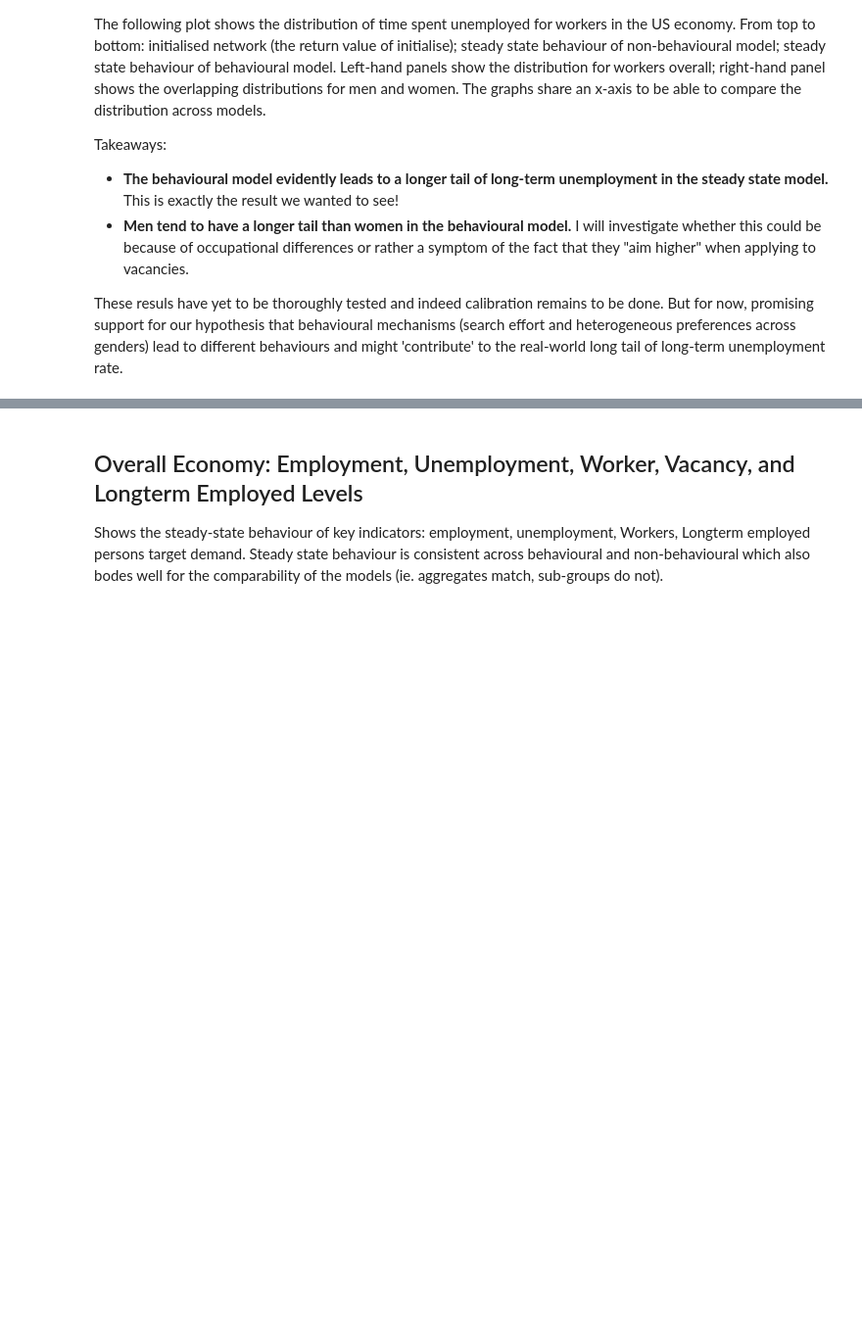
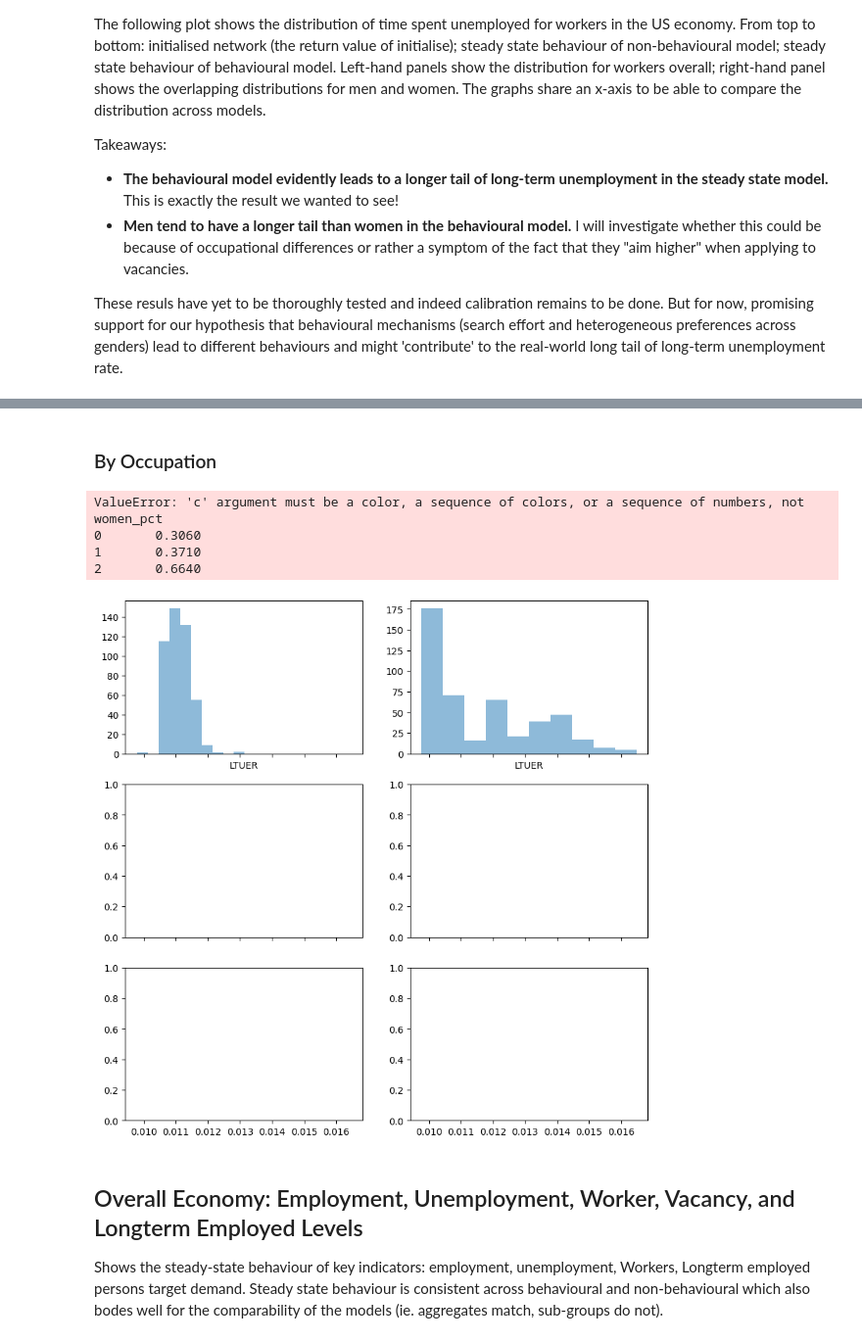
Before and after one commit to ebbam/transition_abm, a Jupyter notebook: code/usa_transition_abm_numpy.ipynb, the cells around one changed output, grey strips where cells are left out. Shown at 98% size. Saved outputs shown, nothing was run; the diff lists cells and outputs as text; code cells hidden in the pictures; blank space fills up the shorter version.

```diff
--- a/code/usa_transition_abm_numpy.ipynb
+++ b/code/usa_transition_abm_numpy.ipynb
@@ -648,3 +675,69 @@ fig.show()
+# %% [markdown]
+### By Occupation
+# %%
+ltuer_occ_t['LTUER'] = pd.DataFrame(end_t['LT Unemployed Persons']/end_t['Workers'])
+ltuer_occ_f['LTUER'] = pd.DataFrame(end_f['LT Unemployed Persons']/end_f['Workers'])
+
+fig, ax = plt.subplots(3, 2, figsize=(10, 10), sharex = True)
+
+ax[0,0].hist(ltuer_occ_f['LTUER'], alpha = 0.5)
+ax[0,1].hist(ltuer_occ_t['LTUER'], alpha = 0.5)
+ax[0,0].set_xlabel("LTUER")
+ax[0,1].set_xlabel("LTUER")
+
+ax[1,0].scatter(x = ltuer_occ_f['LTUER'], y = mod_data['wages'], c = mod_data['gend_share'], cmap = 'viridis')
+ax[1,1].scatter(x = ltuer_occ_t['LTUER'], y = mod_data['wages'], c = mod_data['gend_share'], cmap = 'viridis')
+ax[1,0].set_xlabel("LTUER")
+ax[1,1].set_xlabel("LTUER")
+ax[1,0].set_ylabel("Wages")
+ax[1,1].set_ylabel("Wages")
+
+
+ax[2,0].scatter(x = ltuer_occ_f['LTUER'], y = ltuer_occ_f['Gender Share'], s = ltuer_occ_f['Wages']/1000)
+ax[2,1].scatter(x = ltuer_occ_t['LTUER'], y = ltuer_occ_t['Gender Share'], s = ltuer_occ_f['Wages']/1000)
+
+# for i, k in enumerate([net_nonbehav, net_behav]):
+#     time_unemp = []
+
+#     for occ in k:
+#         time_unemp.append([wrkr.time_unemployed for wrkr in occ.list_of_unemployed])
+
+#     #women = np.array(w_time_unemp)
+#     #men = np.array(m_time_unemp)
+#     total = np.array(time_unemp)
+#     n_bins = 5
+
+    # We can set the number of bins with the *bins* keyword argument.
+#     ax[i,0].hist(total, bins=n_bins, alpha = 0.5, label = 'Total')
+#     ax[i,0].axvline(total.mean(), color='blue', linestyle='dashed', linewidth=1, label = 'Total Avg.')
+#     ax[i,0].axvline(total.max(), color='grey', linestyle='dashed', linewidth=1, label = 'Max Total')
+#     ax[0,0].legend(loc='upper right')
+#     ax[0,0].set_title('Non-behavioural')
+#     ax[1,0].set_title('Behavioural')
+
+#     ax[i,1].hist(women, bins=n_bins, alpha = 0.5, label = 'Women')
+#     ax[i,1].hist(men, bins=n_bins, alpha = 0.5, label = 'Men')
+#     ax[i,1].axvline(women.mean(), color='blue', linestyle='dashed', linewidth=1, label = 'Women Avg.')
+#     ax[i,1].axvline(men.mean(), color='orange', linestyle='dashed', linewidth=1, label = 'Men Avg.')
+#     ax[i,1].axvline(women.max(), color='blue', alpha = 0.5, linestyle='dotted', linewidth=1, label = 'Women Total')
+#     ax[i,1].axvline(men.max(), color='orange', alpha = 0.5, linestyle='dotted', linewidth=1, label = 'Men Total')
+#     ax[0,1].legend(loc='upper right')
+#     ax[0,0].set_title('Non-behavioural: Total')
+#     ax[0,1].set_title('Non-behavioural: by Gender')
+#     ax[1,0].set_title('Behavioural: Total')
+#     ax[1,1].set_title('Behavioural: by Gender')
+
+#     ax[i,0].set_yscale("log")
+#     ax[i,1].set_yscale("log")
+
+# fig.suptitle('Distribution of Time Unemployed by Occupation')
+# fig.show()
+# %% [output]
+ValueError: 'c' argument must be a color, a sequence of colors, or a sequence of numbers, not      women_pct
+0       0.3060
+1       0.3710
+2       0.6640
+[figure, added]
 # %% [markdown]
 ## Overall Economy: Employment, Unemployment, Worker, Vacancy, and Longterm Employed Levels
 
```
Also changed, not shown: parts of 8 cells of this notebook, 5 other files.
